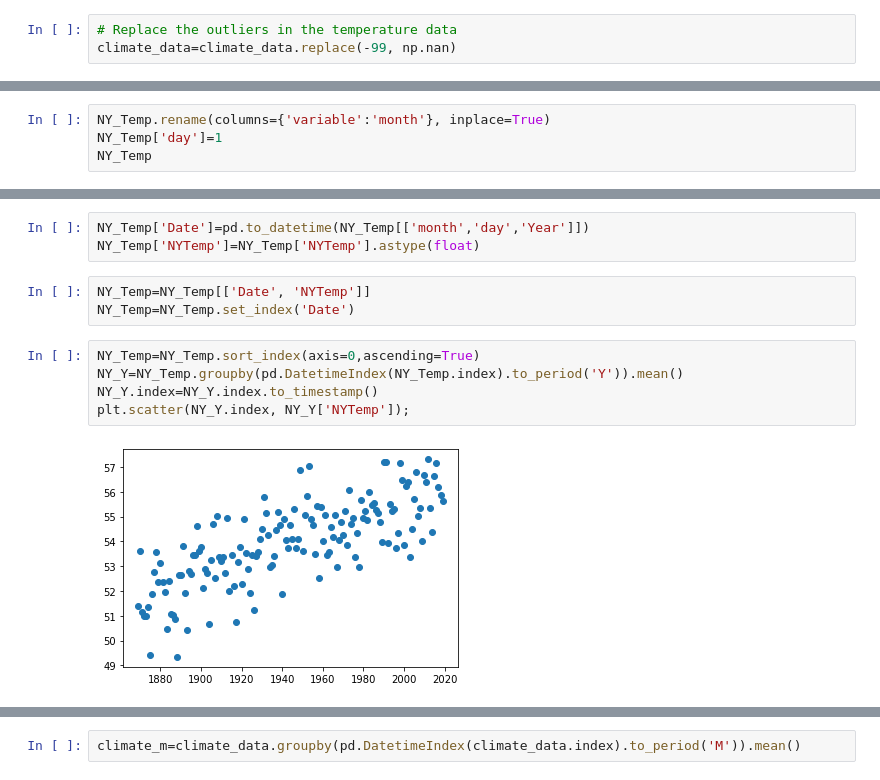
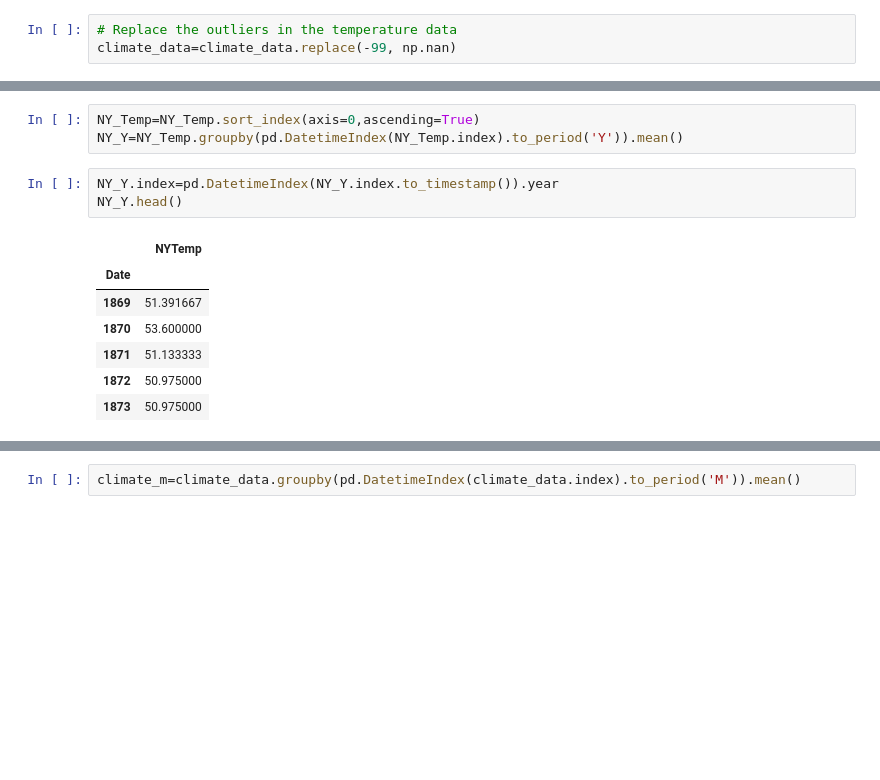
Before and after one commit to nshang88/Capstone-Projects, a Jupyter notebook: climate_feature.ipynb, the cells around one changed output, grey strips where cells are left out. Cells and saved outputs as stored; diff of their text form; blank space fills up the shorter version.

```diff
--- a/climate_feature.ipynb
+++ b/climate_feature.ipynb
@@ -250,4 +49,0 @@ dtype: object
-# %%
-NY_Temp.rename(columns={'variable':'month'}, inplace=True)
-NY_Temp['day']=1
-NY_Temp
@@ -268,13 +50,14 @@ NY_Temp
-# %%
-NY_Temp['Date']=pd.to_datetime(NY_Temp[['month','day','Year']])
-NY_Temp['NYTemp']=NY_Temp['NYTemp'].astype(float)
-# %%
-NY_Temp=NY_Temp[['Date', 'NYTemp']]
-NY_Temp=NY_Temp.set_index('Date')
 # %%
 NY_Temp=NY_Temp.sort_index(axis=0,ascending=True)
 NY_Y=NY_Temp.groupby(pd.DatetimeIndex(NY_Temp.index).to_period('Y')).mean()
-NY_Y.index=NY_Y.index.to_timestamp()
-plt.scatter(NY_Y.index, NY_Y['NYTemp']);
-# %% [output]
-[figure, removed]
+# %%
+NY_Y.index=pd.DatetimeIndex(NY_Y.index.to_timestamp()).year
+NY_Y.head()
+# %% [output]
+|  | NYTemp |
+| Date |  |
+| 1869 | 51.391667 |
+| 1870 | 53.600000 |
+| 1871 | 51.133333 |
+| 1872 | 50.975000 |
+| 1873 | 50.975000 |
```
Also changed, not shown: parts of 42 cells of this notebook.
